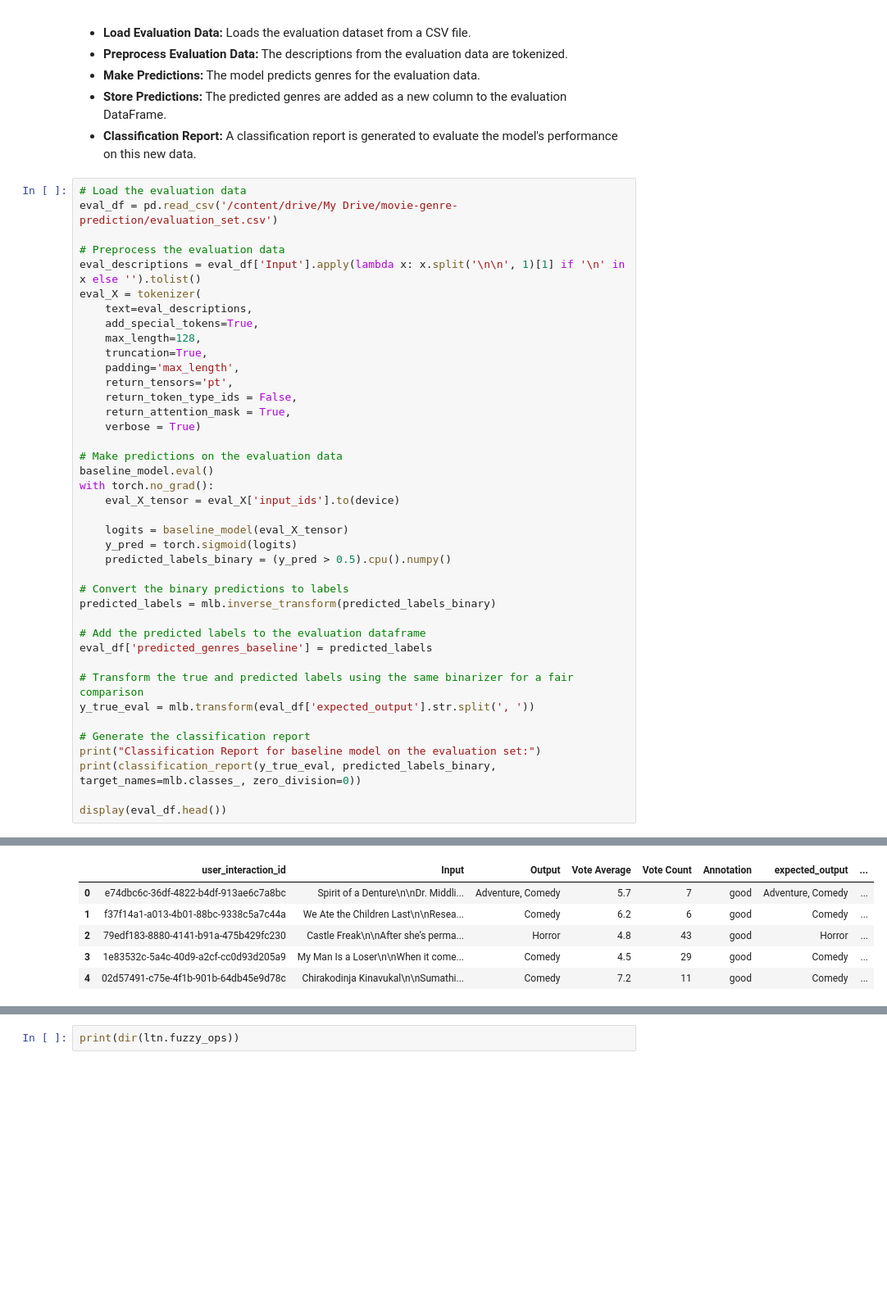
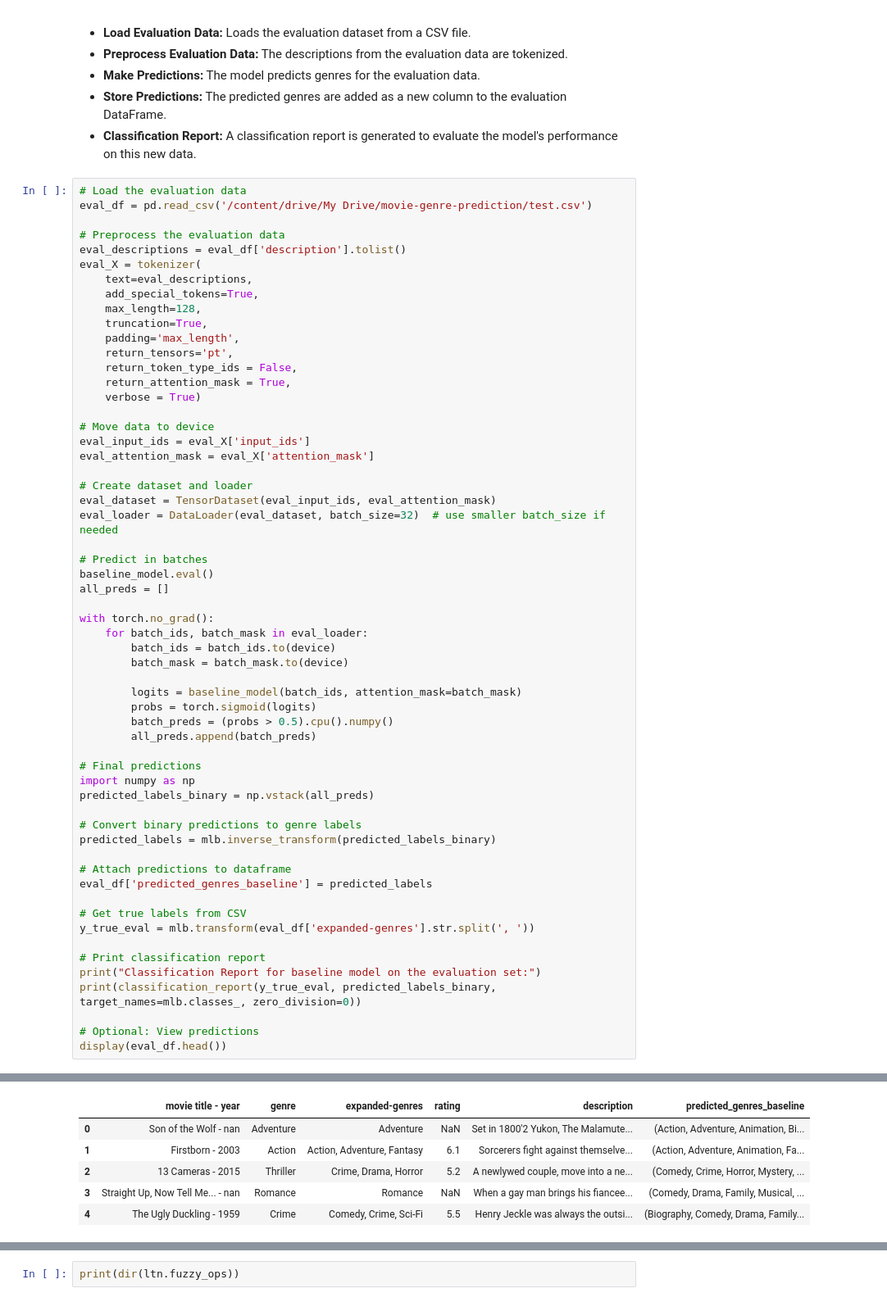
Before and after one commit to eerisken/deep-learning-projects, a Jupyter notebook: movie-genre-prediction/LTN.ipynb, the cells around one changed output, grey strips where cells are left out. Shown at 82% size. Saved outputs shown, nothing was run; the diff lists cells and outputs as text; blank space fills up the shorter version.

```diff
--- a/movie-genre-prediction/LTN.ipynb
+++ b/movie-genre-prediction/LTN.ipynb
@@ -363,10 +379,10 @@ This cell uses the trained baseline model to make predictions on a separate eval
 - **Classification Report:** A classification report is generated to evaluate the model's performance on this new data.
 # %%
 # Load the evaluation data
-eval_df = pd.read_csv('/content/drive/My Drive/movie-genre-prediction/evaluation_set.csv')
+eval_df = pd.read_csv('/content/drive/My Drive/movie-genre-prediction/test.csv')
 
 # Preprocess the evaluation data
-eval_descriptions = eval_df['Input'].apply(lambda x: x.split('\n\n', 1)[1] if '\n' in x else '').tolist()
+eval_descriptions = eval_df['description'].tolist()
 eval_X = tokenizer(
     text=eval_descriptions,
     add_special_tokens=True,
@@ -378,28 +394,46 @@ eval_X = tokenizer(
     return_attention_mask = True,
     verbose = True)
 
-# Make predictions on the evaluation data
+# Move data to device
+eval_input_ids = eval_X['input_ids']
+eval_attention_mask = eval_X['attention_mask']
+
+# Create dataset and loader
+eval_dataset = TensorDataset(eval_input_ids, eval_attention_mask)
+eval_loader = DataLoader(eval_dataset, batch_size=32)  # use smaller batch_size if needed
+
+# Predict in batches
 baseline_model.eval()
+all_preds = []
+
 with torch.no_grad():
-    eval_X_tensor = eval_X['input_ids'].to(device)
+    for batch_ids, batch_mask in eval_loader:
+        batch_ids = batch_ids.to(device)
+        batch_mask = batch_mask.to(device)
 
-    logits = baseline_model(eval_X_tensor)
-    y_pred = torch.sigmoid(logits)
-    predicted_labels_binary = (y_pred > 0.5).cpu().numpy()
+        logits = baseline_model(batch_ids, attention_mask=batch_mask)
+        probs = torch.sigmoid(logits)
+        batch_preds = (probs > 0.5).cpu().numpy()
+        all_preds.append(batch_preds)
 
-# Convert the binary predictions to labels
+# Final predictions
+import numpy as np
+predicted_labels_binary = np.vstack(all_preds)
+
+# Convert binary predictions to genre labels
 predicted_labels = mlb.inverse_transform(predicted_labels_binary)
 
-# Add the predicted labels to the evaluation dataframe
+# Attach predictions to dataframe
 eval_df['predicted_genres_baseline'] = predicted_labels
 
-# Transform the true and predicted labels using the same binarizer for a fair comparison
-y_true_eval = mlb.transform(eval_df['expected_output'].str.split(', '))
+# Get true labels from CSV
+y_true_eval = mlb.transform(eval_df['expanded-genres'].str.split(', '))
 
-# Generate the classification report
+# Print classification report
 print("Classification Report for baseline model on the evaluation set:")
 print(classification_report(y_true_eval, predicted_labels_binary, target_names=mlb.classes_, zero_division=0))
 
+# Optional: View predictions
 display(eval_df.head())
 # %% [output]
 Classification Report for baseline model on the evaluation set:
@@ -422,6 +456,6 @@ Classification Report for baseline model on the evaluation set:
-|  | user_interaction_id | Input | Output | Vote Average | Vote Count | Annotation | expected_output | ... |
-| 0 | e74dbc6c-36df-4822-b4df-913ae6c7a8bc | Spirit of a Denture\n\nDr. Middli... | Adventure, Comedy | 5.7 | 7 | good | Adventure, Comedy | ... |
-| 1 | f37f14a1-a013-4b01-88bc-9338c5a7c44a | We Ate the Children Last\n\nResea... | Comedy | 6.2 | 6 | good | Comedy | ... |
-| 2 | 79edf183-8880-4141-b91a-475b429fc230 | Castle Freak\n\nAfter she’s perma... | Horror | 4.8 | 43 | good | Horror | ... |
-| 3 | 1e83532c-5a4c-40d9-a2cf-cc0d93d205a9 | My Man Is a Loser\n\nWhen it come... | Comedy | 4.5 | 29 | good | Comedy | ... |
-| 4 | 02d57491-c75e-4f1b-901b-64db45e9d78c | Chirakodinja Kinavukal\n\nSumathi... | Comedy | 7.2 | 11 | good | Comedy | ... |
+|  | movie title - year | genre | expanded-genres | rating | description | predicted_genres_baseline |
+| 0 | Son of the Wolf - nan | Adventure | Adventure | NaN | Set in 1800'2 Yukon, The Malamute... | (Action, Adventure, Animation, Bi... |
+| 1 | Firstborn - 2003 | Action | Action, Adventure, Fantasy | 6.1 | Sorcerers fight against themselve... | (Action, Adventure, Animation, Fa... |
+| 2 | 13 Cameras - 2015 | Thriller | Crime, Drama, Horror | 5.2 | A newlywed couple, move into a ne... | (Comedy, Crime, Horror, Mystery, ... |
+| 3 | Straight Up, Now Tell Me... - nan | Romance | Romance | NaN | When a gay man brings his fiancee... | (Comedy, Drama, Family, Musical, ... |
+| 4 | The Ugly Duckling - 1959 | Crime | Comedy, Crime, Sci-Fi | 5.5 | Henry Jeckle was always the outsi... | (Biography, Comedy, Drama, Family... |
```
Also changed, not shown: parts of 12 cells of this notebook.
